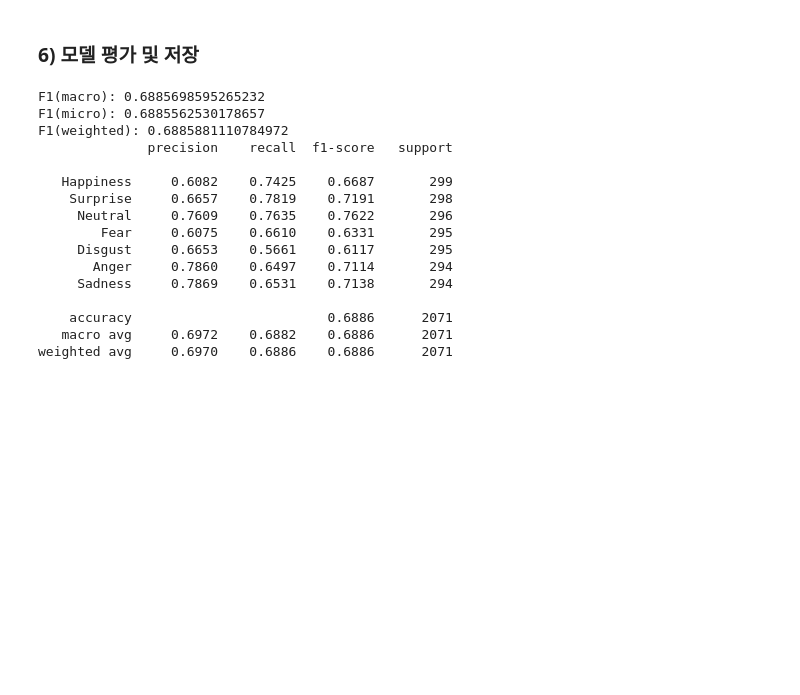
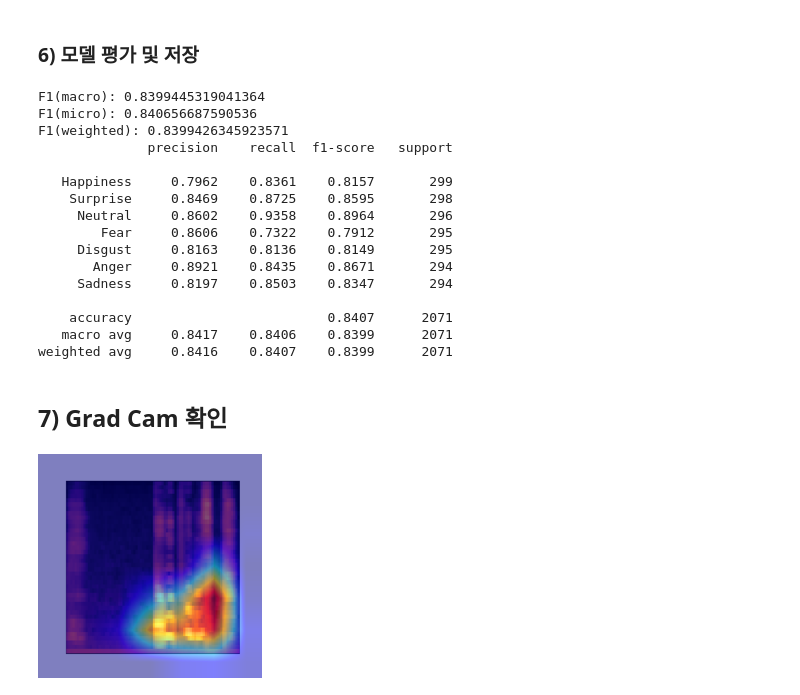
Before and after one commit to LonerStayle/aug-08month_project5, a Jupyter notebook: jin_sup/lab_start.ipynb, the cells around one changed output. Drawn from its saved outputs; the diff is of its cells as text; code cells hidden in the pictures; blank space fills up the shorter version.

```diff
--- a/jin_sup/lab_start.ipynb
+++ b/jin_sup/lab_start.ipynb
@@ -21,7 +21,7 @@ CLASSES = list(map(lambda x: x[1], RANGES))
 label2idx = {name:i  for i,name in enumerate(CLASSES)}
 
 device = "cuda" if torch.cuda.is_available() else "cpu"
-buildModel = BuildModel(ModelType.EFFICIENT_NET_B0, len(RANGES), M.EfficientNet_B0_Weights.IMAGENET1K_V1)
+buildModel = BuildModel(ModelType.CONVNEXT_SMALL, len(RANGES), M.ConvNeXt_Small_Weights.IMAGENET1K_V1)
 model = buildModel.model
 model.to(device)
 
@@ -181,9 +232,9 @@ import torch
 
 device = "cuda" if torch.cuda.is_available() else "cpu"
 if os.name == "posix":  # Linux, macOS
-    path = "/home/wanted-1/PotenupWorkspace/aug-project5/jin_sup/model/model_ConvNeXt_Small_Weights.IMAGENET1K_V1___08-22_12-57-04.pth"
+    path = "/home/wanted-1/PotenupWorkspace/aug-project5/jin_sup/model/model_ConvNeXt_Small_Weights.IMAGENET1K_V1___08-25_15-13-22.pth"
 elif os.name == "nt":  # Windows
-    path = "C:\\PythonProject\\aug-08month_project5\\jin_sup\\model\\model_ConvNeXt_Small_Weights.IMAGENET1K_V1___08-22_12-57-04.pth"
+    path = "C:\\PythonProject\\aug-08month_project5\\jin_sup\\model\\model_ConvNeXt_Small_Weights.IMAGENET1K_V1___08-25_15-13-22.pth"
 
 checkpoint = torch.load(path, map_location="cpu")
 
@@ -213,19 +264,58 @@ print("F1(weighted):", f1_weighted)
 
 print(classification_report(y_true, y_pred, target_names=CLASSES, digits=4))
 # %% [output]
-F1(macro): 0.6885698595265232
-F1(micro): 0.6885562530178657
-F1(weighted): 0.6885881110784972
+F1(macro): 0.8399445319041364
+F1(micro): 0.840656687590536
+F1(weighted): 0.8399426345923571
               precision    recall  f1-score   support
 
-   Happiness     0.6082    0.7425    0.6687       299
-    Surprise     0.6657    0.7819    0.7191       298
-     Neutral     0.7609    0.7635    0.7622       296
-        Fear     0.6075    0.6610    0.6331       295
-     Disgust     0.6653    0.5661    0.6117       295
-       Anger     0.7860    0.6497    0.7114       294
-     Sadness     0.7869    0.6531    0.7138       294
+   Happiness     0.7962    0.8361    0.8157       299
+    Surprise     0.8469    0.8725    0.8595       298
+     Neutral     0.8602    0.9358    0.8964       296
+        Fear     0.8606    0.7322    0.7912       295
+     Disgust     0.8163    0.8136    0.8149       295
+       Anger     0.8921    0.8435    0.8671       294
+     Sadness     0.8197    0.8503    0.8347       294
 
-    accuracy                         0.6886      2071
-   macro avg     0.6972    0.6882    0.6886      2071
-weighted avg     0.6970    0.6886    0.6886      2071
+    accuracy                         0.8407      2071
+   macro avg     0.8417    0.8406    0.8399      2071
+weighted avg     0.8416    0.8407    0.8399      2071
+# %% [markdown]
+## 7) Grad Cam 확인
+# %%
+from pytorch_grad_cam import GradCAM, AblationCAM
+from pytorch_grad_cam.utils.model_targets import ClassifierOutputTarget
+from pytorch_grad_cam.utils.image import show_cam_on_image
+from PIL import Image
+import numpy as np
+
+
+# 1) PIL 로드 + 확실히 224로 재할당
+pil = Image.open("../jin_sup/mel_image/099-335_mel.png").convert("RGB")
+pil = pil.resize((224, 224))                  # ← 재할당 필수!
+
+# 2) 시각화용 이미지(0~1, HWC)
+rgb_img = np.float32(pil) / 255.0
+
+# 3) 모델 입력 텐서(1,3,224,224) - buildModel.preprocess 안에 Resize가 있으면 제거 권장
+test_tf = T.Compose([
+    TrimBorder(10),
+    T.Grayscale(3),
+    T.Resize(ImageVariable.IMAGE_SIZES, antialias=True),
+    T.CenterCrop(ImageVariable.IMAGE_SIZES),
+    T.ToTensor(),
+    norm,
+])
+tf = T.Compose([T.ToTensor(), buildModel.preprocess])
+input_tensor = tf(pil).unsqueeze(0).to(device)
+
+# 4) CAM
+target_layers = [model.features[-1][-1].block]
+targets = [ClassifierOutputTarget(6)]
+cam = AblationCAM(model=model, target_layers=target_layers)
+grayscale_cam = cam(input_tensor=input_tensor, targets=targets)[0]
+
+result = show_cam_on_image(rgb_img, grayscale_cam, use_rgb=True)
+display(Image.fromarray(result))
+# %% [output]
+[figure, added]
```
Also changed, not shown: parts of 7 cells of this notebook, 12 other files.
